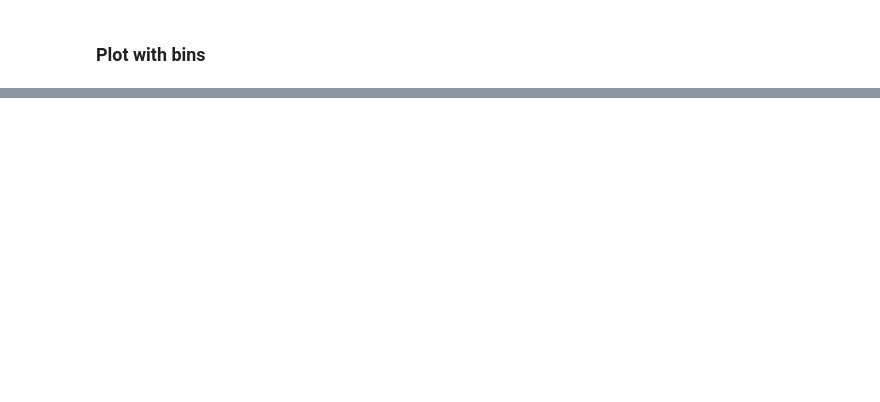
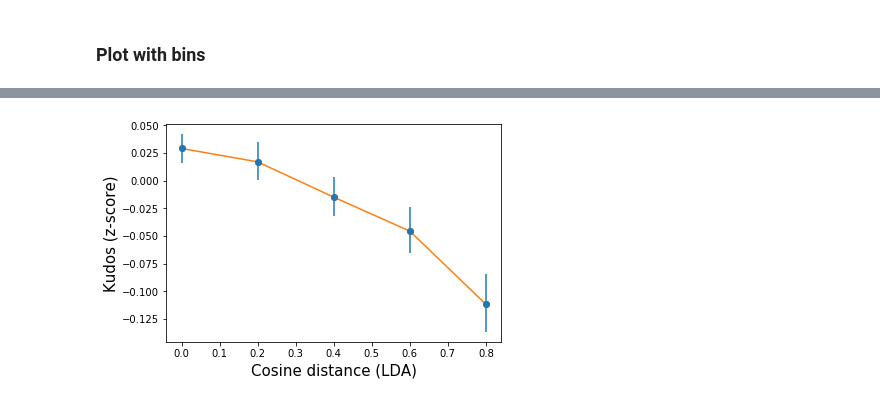
Before and after one commit to yzjing/ao3_old, a Jupyter notebook: exps/20170701_fandom_evolution/kudos_analysis_temporal_lda.ipynb, the cells around one changed output, grey strips where cells are left out. Cells and saved outputs as stored; diff of their text form; code cells hidden in the pictures; blank space fills up the shorter version.

```diff
--- a/exps/20170701_fandom_evolution/kudos_analysis_temporal_lda.ipynb
+++ b/exps/20170701_fandom_evolution/kudos_analysis_temporal_lda.ipynb
@@ -22,0 +15,2 @@ stats.pearsonr(x,y)
+# %%
+df2 = pd.read_csv(os.path.join(data_path, fandom_list_futu[0]), sep = '\t')
@@ -259,0 +275,61 @@ plot_scatter(fandom_list_prev)
+# %%
+def create_dict(df, field, binsize):
+
+    # Make bins
+    df.Cos = df.Cos.astype(float)
+    min_cos = min(df.Cos.tolist())
+    max_cos = max(df.Cos.tolist())
+    dic = {}
+    for i in np.arange(min_cos, max_cos, binsize):
+        df_s = df[(df.Cos >= i) & (df.Cos < i+binsize)]
+#         if len(df_s) > 9:
+#             print (min_cos, max_cos)
+#             print(df_s[field].tolist())
+        li = df_s[field].tolist()
+        if len(li) > 0:
+            dic[i] = bootstrap_resample(li)
+    return dic
+# %%
+df_all = []
+for i,fandom in enumerate(fandom_list_prev):
+    df = pd.read_csv(os.path.join(data_path,fandom), sep = '\t', error_bad_lines=False)
+    df = df[['Cos', 'Kudos']].dropna()
+    df_all.append(create_normed_dfs(df))
+df = pd.concat(df_all)
+
+# print(sorted(df.Cos))[0:10]
+dic = create_dict(df, 'Kudos', 0.2)
+x = sorted(dic.keys())
+y = [dic[j][0] for j in x]
+
+#     Make error bars
+lower_error = [dic[j][0]-dic[j][1] for j in x]
+upper_error = [dic[j][2]-dic[j][0] for j in x]
+asymmetric_error = [lower_error, upper_error]
+
+
+plt.errorbar(x, y, yerr=asymmetric_error,fmt='o')
+plt.plot(x, y, 'o-')
+plt.xlabel('Cosine distance (LDA)',fontsize=15)
+plt.ylabel('Kudos (z-score)',fontsize=15)
+# #         title = fandom.replace('_temporal_cos_toprev.tsv', '').replace('all_media_types', '')\
+# #         .replace("&_related_fandoms", '').replace("_", ' ').capitalize().replace('Dcu', 'DCU')
+# #         axs[i].set_title(title, fontsize = 20)
+# #         axs[i].set_xlim([min(x) -1, max(x) + 1])
+# #         axs[i].set_ylim([min(y) -0.2, max(y) + 0.2])
+#     for tick in axs[i].xaxis.get_major_ticks():
+#         tick.label.set_fontsize(16)
+#     for tick in axs[i].yaxis.get_major_ticks():
+#         tick.label.set_fontsize(16)
+
+# #         break
+#     # ax.set_yscale('log')
+
+#     fig.text(0.5, 0.06, 'Cosine distance', ha='center', va='center', fontsize=25)
+#     fig.text(0.08, 0.5, 'Log Kudos', ha='center', va='center', rotation='vertical',fontsize=25)
+
+# #         except:
+# #             pass
+plt.savefig('lda_cos_kudos_z_toprev.pdf', format = 'pdf')
+# %% [output]
+[figure, added]
```
Also changed, not shown: parts of 15 cells of this notebook, 5 other files.
